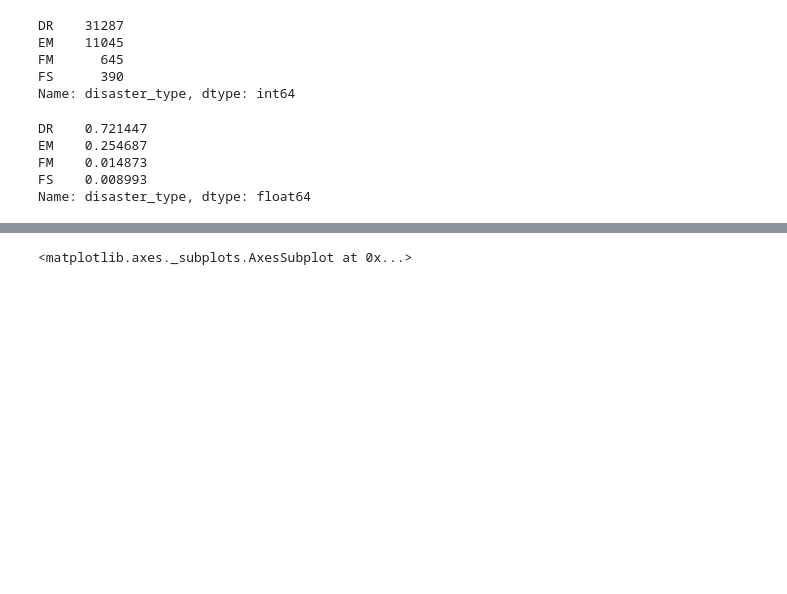
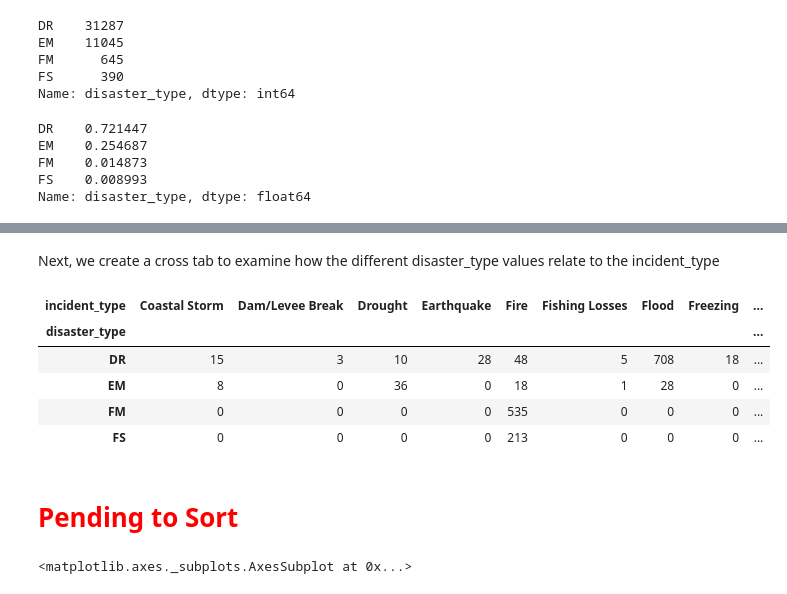
Before and after one commit to Bollack/analytics-disaster-project, a Jupyter notebook: EDA - Deliverable.ipynb, the cells around one changed output, grey strips where cells are left out. Cells and saved outputs as stored; diff of their text form; code cells hidden in the pictures; blank space fills up the shorter version.

```diff
--- a/EDA - Deliverable.ipynb
+++ b/EDA - Deliverable.ipynb
@@ -251,3 +321,16 @@ We need to find out what those acronyms mean.
+# %% [markdown]
+Next, we create a cross tab to examine how the different disaster_type values relate to the incident_type
+# %%
+pd.crosstab(dfByDisasterNumber['disaster_type'], dfByDisasterNumber['incident_type'])
+# %% [output]
+| incident_type | Coastal Storm | Dam/Levee Break | Drought | Earthquake | Fire | Fishing Losses | Flood | Freezing | ... |
+| disaster_type |  |  |  |  |  |  |  |  | ... |
+| DR | 15 | 3 | 10 | 28 | 48 | 5 | 708 | 18 | ... |
+| EM | 8 | 0 | 36 | 0 | 18 | 1 | 28 | 0 | ... |
+| FM | 0 | 0 | 0 | 0 | 535 | 0 | 0 | 0 | ... |
+| FS | 0 | 0 | 0 | 0 | 213 | 0 | 0 | 0 | ... |
+# %% [markdown]
+# <font color=red>Pending to Sort</font>
 # %%
  df['incident_type'].value_counts().plot(kind='bar')
 # %% [output]
```
Also changed, not shown: parts of 32 cells of this notebook, 1 other file.
